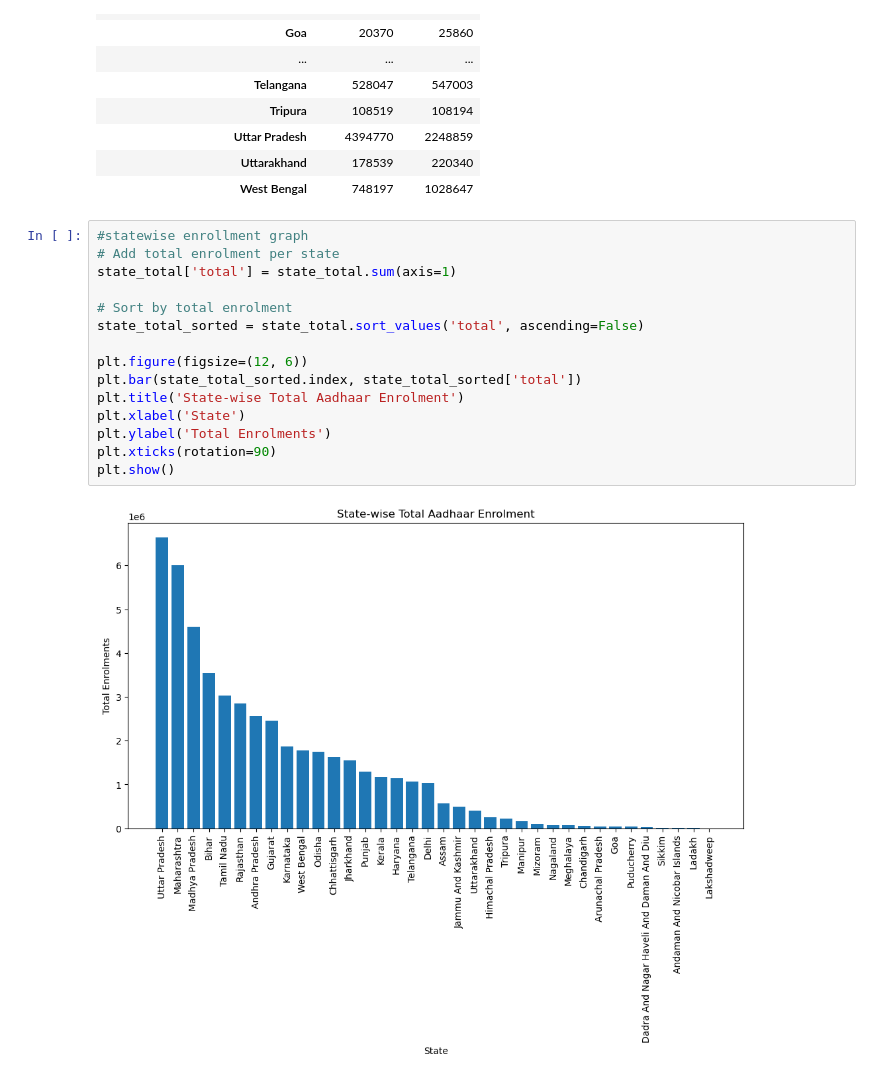
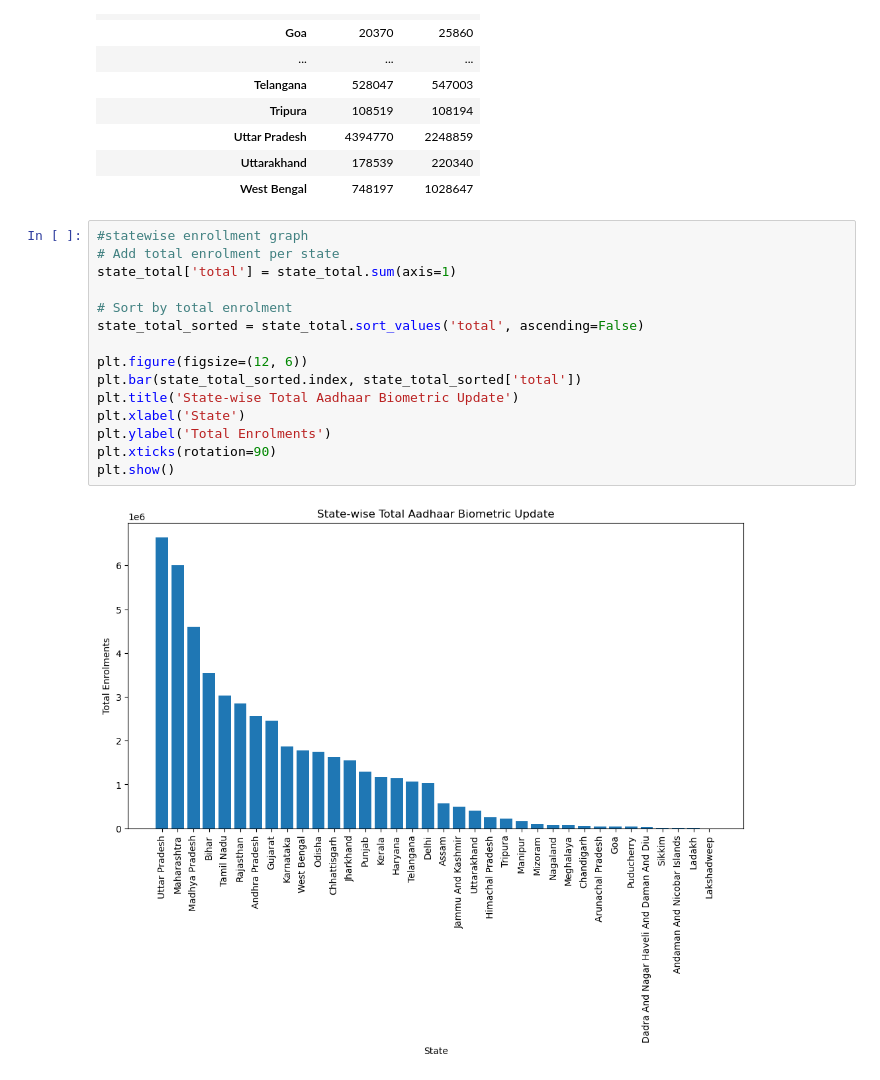
Before and after one commit to Shahnaz-Fathima-1611/UIDAI-Aadhar-Enrolment, a Jupyter notebook: Data Analysis/biometric1_datapreprocessing.ipynb, the cells around one changed output. Saved outputs shown, nothing was run; the diff lists cells and outputs as text.

```diff
--- a/Data Analysis/biometric1_datapreprocessing.ipynb
+++ b/Data Analysis/biometric1_datapreprocessing.ipynb
@@ -642,20 +603,20 @@ state_total
 # %%
 #statewise enrollment graph
 # Add total enrolment per state
 state_total['total'] = state_total.sum(axis=1)
 
 # Sort by total enrolment
 state_total_sorted = state_total.sort_values('total', ascending=False)
 
 plt.figure(figsize=(12, 6))
 plt.bar(state_total_sorted.index, state_total_sorted['total'])
-plt.title('State-wise Total Aadhaar Enrolment')
+plt.title('State-wise Total Aadhaar Biometric Update')
 plt.xlabel('State')
 plt.ylabel('Total Enrolments')
 plt.xticks(rotation=90)
 plt.show()
 # %% [output]
-[figure, old version]
+[figure, new version]
 # %%
 #State-wise Age Group Composition (Stacked Bar Chart)
 state_total_sorted[['bio_age_5_17','bio_age_17_']].plot(
```
Also changed, not shown: parts of 22 cells of this notebook, 2 other files.
